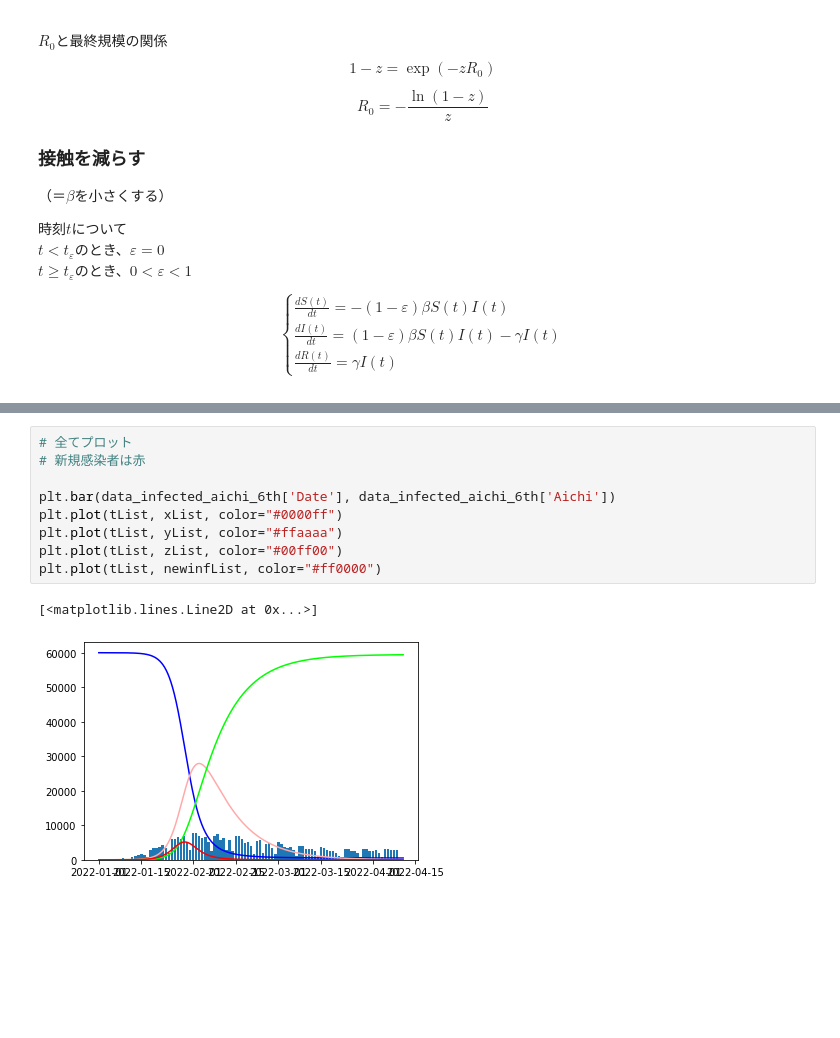
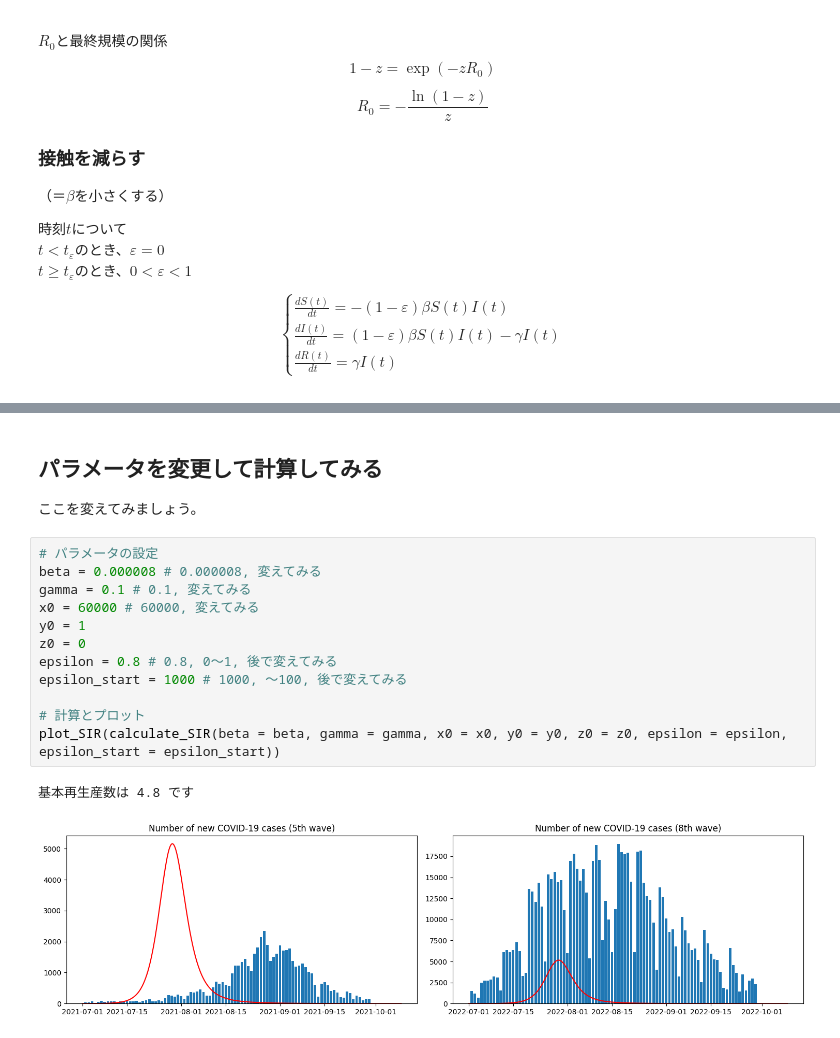
Before and after one commit to iwanaminami/tokuronX2023, a Jupyter notebook: SIR.ipynb, the cells around one changed output, grey strips where cells are left out. Drawn from its saved outputs; the diff is of its cells as text; blank space fills up the shorter version.

```diff
--- a/SIR.ipynb
+++ b/SIR.ipynb
@@ -183,12 +274,19 @@ plt.plot(tList, newinfList, color="#ff0000")
-# %%
-# 全てプロット
-# 新規感染者は赤
-
-plt.bar(data_infected_aichi_6th['Date'], data_infected_aichi_6th['Aichi'])
-plt.plot(tList, xList, color="#0000ff")
-plt.plot(tList, yList, color="#ffaaaa")
-plt.plot(tList, zList, color="#00ff00")
-plt.plot(tList, newinfList, color="#ff0000")
-# %% [output]
-[<matplotlib.lines.Line2D at 0x...>]
-[figure, removed]
+# %% [markdown]
+## パラメータを変更して計算してみる
+
+ここを変えてみましょう。
+# %%
+# パラメータの設定
+beta = 0.000008 # 0.000008, 変えてみる
+gamma = 0.1 # 0.1, 変えてみる
+x0 = 60000 # 60000, 変えてみる
+y0 = 1
+z0 = 0
+epsilon = 0.8 # 0.8, 0〜1, 後で変えてみる
+epsilon_start = 1000 # 1000, 〜100, 後で変えてみる
+
+# 計算とプロット
+plot_SIR(calculate_SIR(beta = beta, gamma = gamma, x0 = x0, y0 = y0, z0 = z0, epsilon = epsilon, epsilon_start = epsilon_start))
+# %% [output]
+基本再生産数は 4.8 です
+[figure, added]
```
Also changed, not shown: parts of 13 cells of this notebook.
